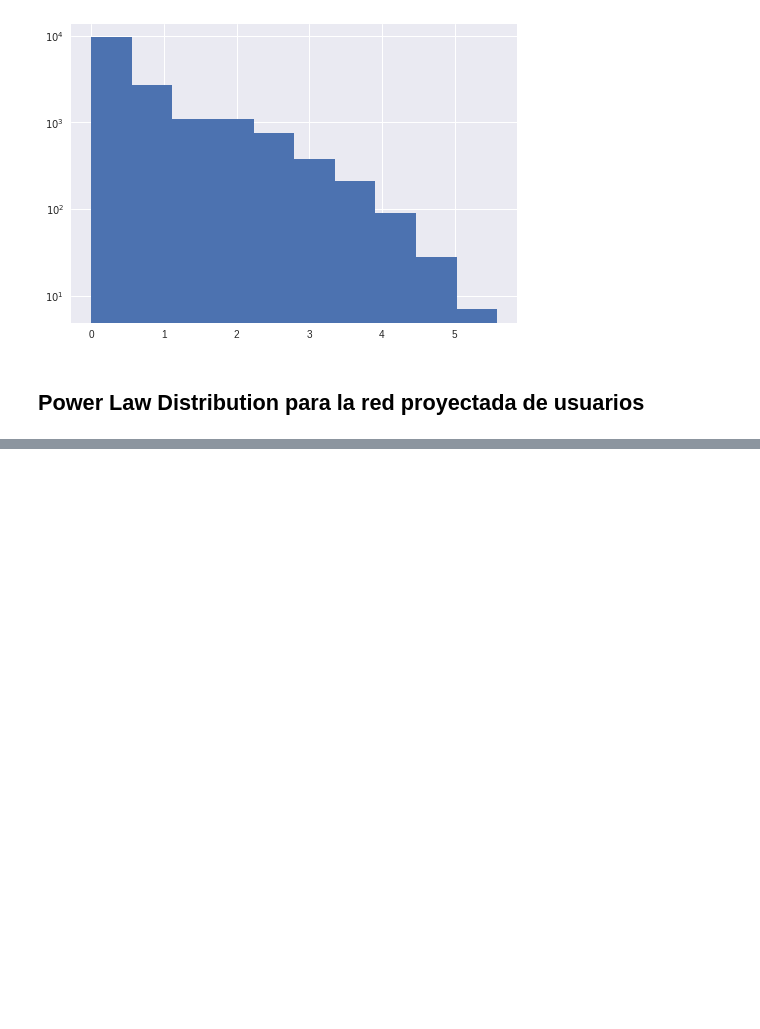
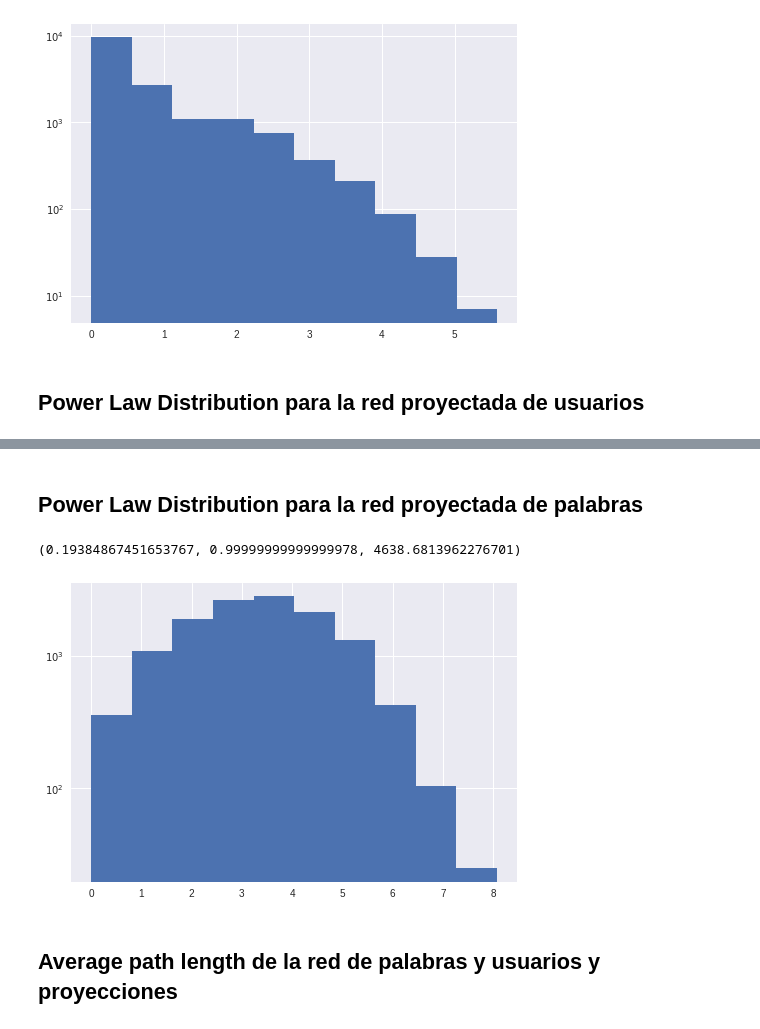
Before and after one commit to spulido99/NetworksAnalysis, a Jupyter notebook: camilo_torres_botero/proyecto/Red bipartita de usuarios y palabras en tweets.ipynb, the cells around one changed output, grey strips where cells are left out. Saved outputs shown, nothing was run; the diff lists cells and outputs as text; code cells hidden in the pictures; blank space fills up the shorter version.

```diff
--- a/camilo_torres_botero/proyecto/Red bipartita de usuarios y palabras en tweets.ipynb
+++ b/camilo_torres_botero/proyecto/Red bipartita de usuarios y palabras en tweets.ipynb
@@ -142,0 +138,13 @@ logs_projected_graph_users: 15924
+# %% [markdown]
+## Power Law Distribution para la red proyectada de palabras
+# %%
+logs_projected_graph_words = np.log(degrees_projected_graph_words)
+plt.hist(logs_projected_graph_words, log=True)
+
+e_words, l_words, s_words = powerlaw.fit(degrees_projected_graph_words)
+e_words, l_words, s_words
+# %% [output]
+(0.19384867451653767, 0.99999999999999978, 4638.6813962276701)
+[figure, added]
+# %% [markdown]
+## Average path length de la red de palabras y usuarios y proyecciones
```
Also changed, not shown: parts of 8 cells of this notebook, 5 other files.
